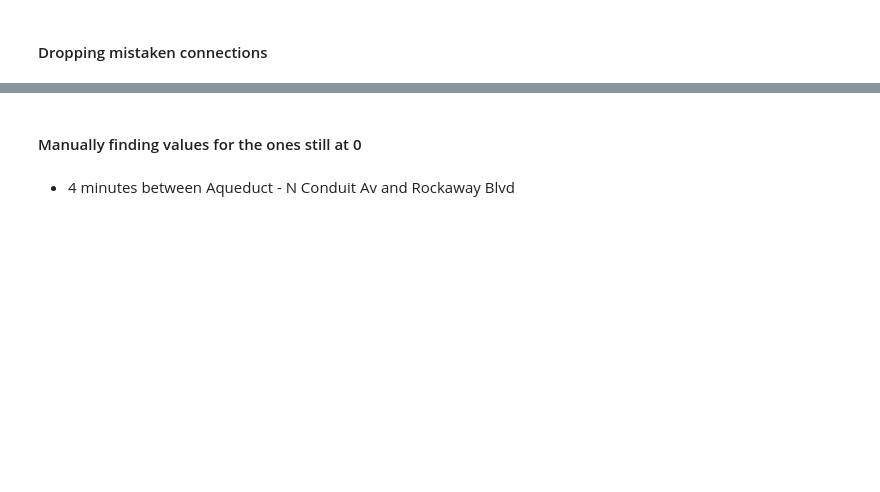
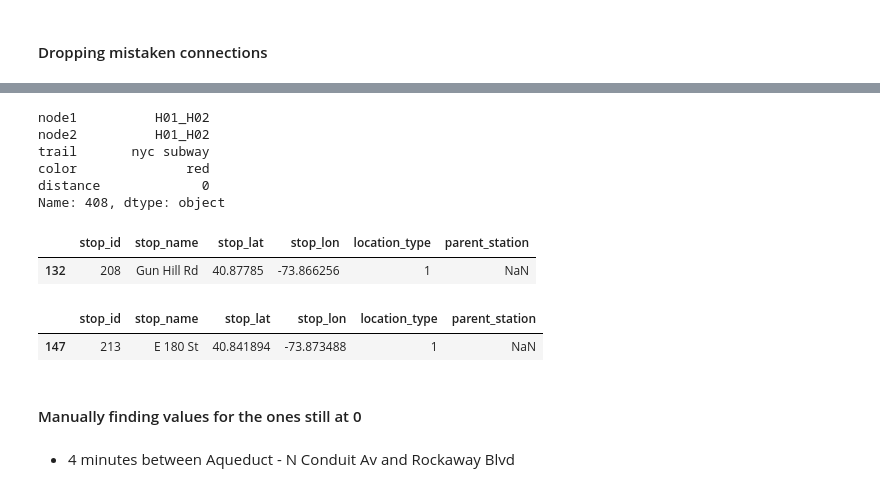
Before and after one commit to gregfeliu/The_Subway_Challenge, a Jupyter notebook: Make_Edgelist.ipynb, the cells around one changed output, grey strips where cells are left out. Cells and saved outputs as stored; diff of their text form; code cells hidden in the pictures; blank space fills up the shorter version.

```diff
--- a/Make_Edgelist.ipynb
+++ b/Make_Edgelist.ipynb
@@ -520,0 +523,9 @@ repeat_list
+# %%
+edge_list_df.iloc[408]
+# %% [output]
+node1          H01_H02
+node2          H01_H02
+trail       nyc subway
+color              red
+distance             0
+Name: 408, dtype: object
@@ -520,0 +537,10 @@ repeat_list
+# %%
+non_unique_stations_df[non_unique_stations_df.stop_id == '208']
+# %% [output]
+|  | stop_id | stop_name | stop_lat | stop_lon | location_type | parent_station |
+| 132 | 208 | Gun Hill Rd | 40.87785 | -73.866256 | 1 | NaN |
+# %%
+non_unique_stations_df[non_unique_stations_df.stop_id == '213']
+# %% [output]
+|  | stop_id | stop_name | stop_lat | stop_lon | location_type | parent_station |
+| 147 | 213 | E 180 St | 40.841894 | -73.873488 | 1 | NaN |
```
Also changed, not shown: parts of 38 cells of this notebook, 1 other file.
